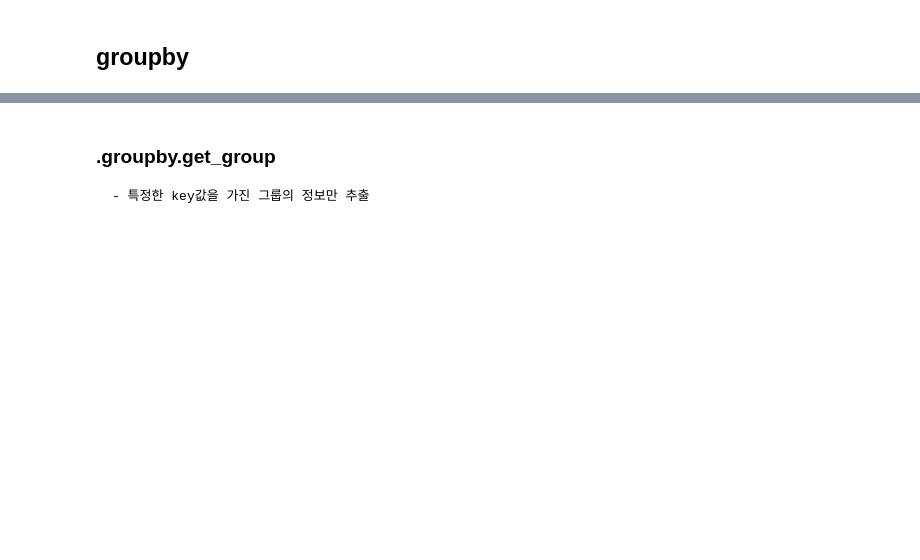
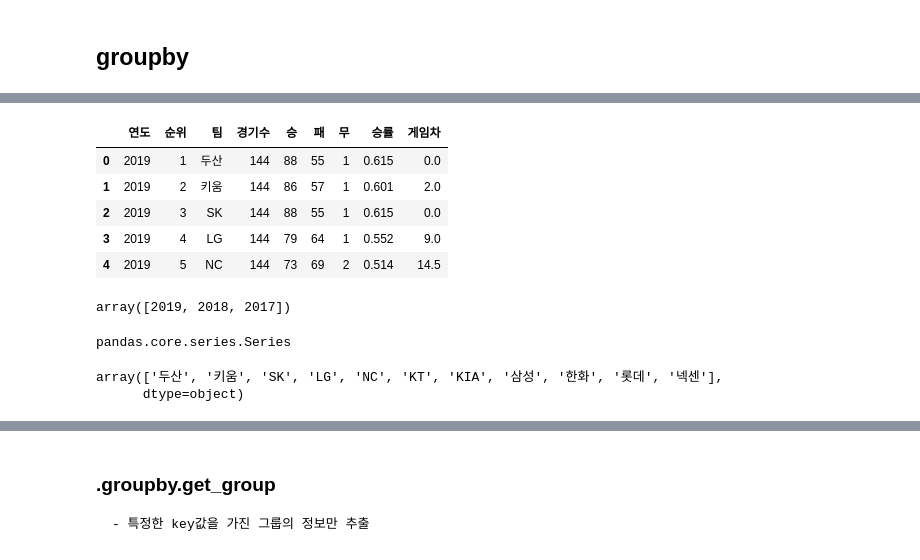
Before and after one commit to HyoJInNam/Python, a Jupyter notebook: pandas.ipynb, the cells around one changed output, grey strips where cells are left out. Drawn from its saved outputs; the diff is of its cells as text; code cells hidden in the pictures; blank space fills up the shorter version.

```diff
--- a/pandas.ipynb
+++ b/pandas.ipynb
@@ -2279,15 +2558,29 @@ pd.get_dummies(df, columns=['col3'], prefix=['state'])
 ### groupby
 ![image.png](embedded-picture-1)
 # %%
-kbo = pd.read_csv('/content/drive/My Drive/20200714_홍익대/5일차/5일차파일/kbo.csv')
+kbo = pd.read_csv('/content/drive/My Drive/20200727_홍익대/4일차/kbo.csv')
 kbo.head()
+# %% [output]
+|  | 연도 | 순위 | 팀 | 경기수 | 승 | 패 | 무 | 승률 | 게임차 |
+| 0 | 2019 | 1 | 두산 | 144 | 88 | 55 | 1 | 0.615 | 0.0 |
+| 1 | 2019 | 2 | 키움 | 144 | 86 | 57 | 1 | 0.601 | 2.0 |
+| 2 | 2019 | 3 | SK | 144 | 88 | 55 | 1 | 0.615 | 0.0 |
+| 3 | 2019 | 4 | LG | 144 | 79 | 64 | 1 | 0.552 | 9.0 |
+| 4 | 2019 | 5 | NC | 144 | 73 | 69 | 2 | 0.514 | 14.5 |
 # %%
 kbo
 # %%
 kbo['연도'].unique()
+# %% [output]
+array([2019, 2018, 2017])
 # %%
 type(kbo['연도'])
+# %% [output]
+pandas.core.series.Series
 # %%
 kbo['팀'].unique()
+# %% [output]
+array(['두산', '키움', 'SK', 'LG', 'NC', 'KT', 'KIA', '삼성', '한화', '롯데', '넥센'],
+      dtype=object)
 # %%
 kbo.groupby('팀').count()
```
Also changed, not shown: parts of 86 cells of this notebook.
